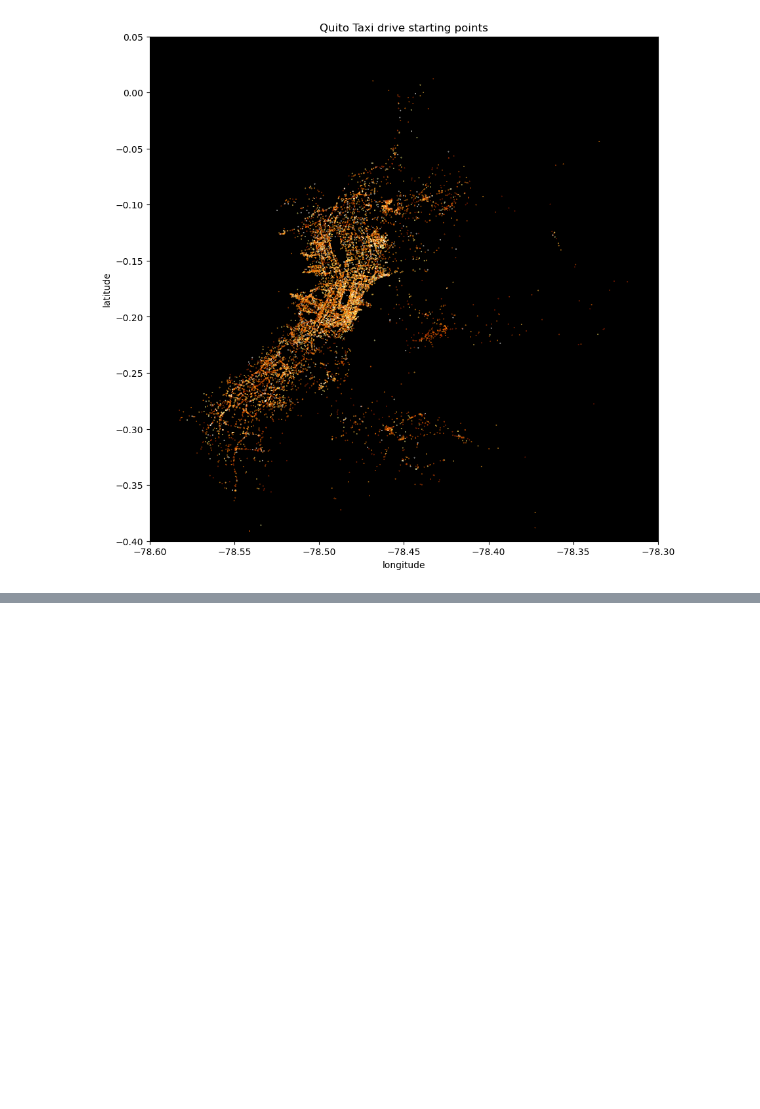
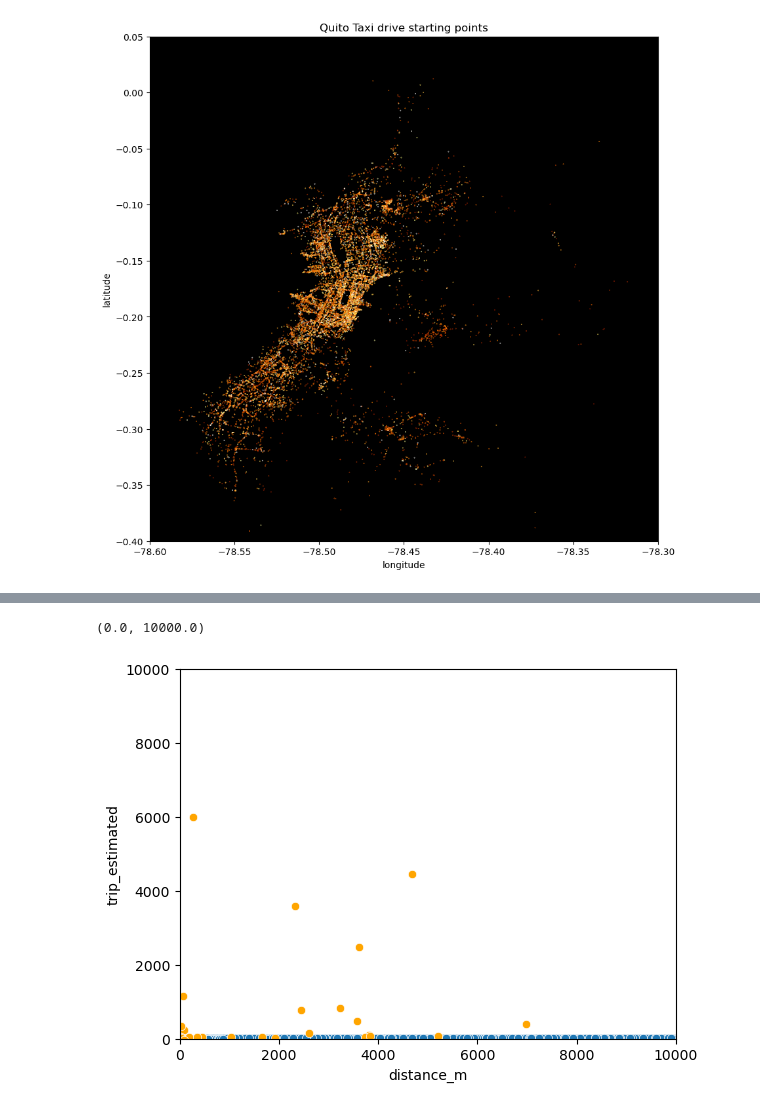
Before and after one commit to Dabbeljuh/Data-Science---Verkehrsaufkommen, a Jupyter notebook: verkehrsaufkommen.ipynb, the cells around one changed output, grey strips where cells are left out. Saved outputs shown, nothing was run; the diff lists cells and outputs as text; code cells hidden in the pictures; blank space fills up the shorter version.

```diff
--- a/verkehrsaufkommen.ipynb
+++ b/verkehrsaufkommen.ipynb
@@ -202,0 +224,15 @@ plt.ylim([-0.4, 0.05])
+# %%
+# visualize outliers with RANSAC
+ax = sns.scatterplot(x=df.loc[model_outlier.inlier_mask_, 'distance_m'],
+                     y=df.loc[model_outlier.inlier_mask_, 'trip_estimated'])
+
+sns.scatterplot(x=df.loc[~model_outlier.inlier_mask_, 'distance_m'],
+                y=df.loc[~model_outlier.inlier_mask_, 'trip_estimated'],
+                color='orange',
+                ax=ax)
+
+ax.set_ylim([0, 1e4])
+ax.set_xlim([0, 1e4])
+# %% [output]
+(0.0, 10000.0)
+[figure, added]
```
Also changed, not shown: parts of 5 cells of this notebook.
